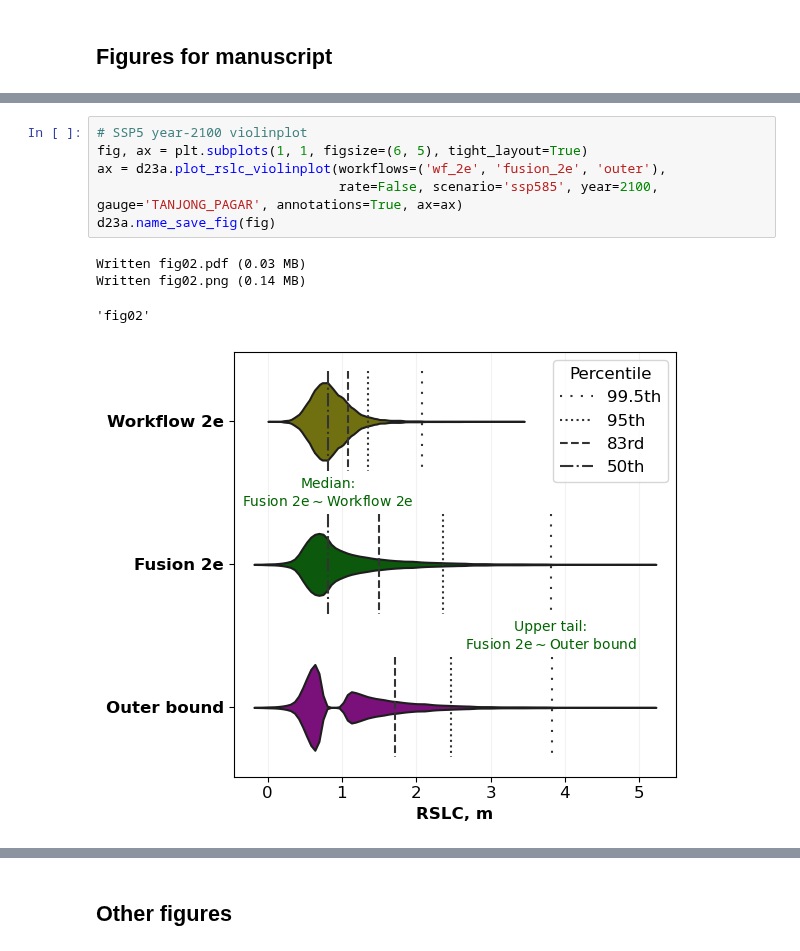
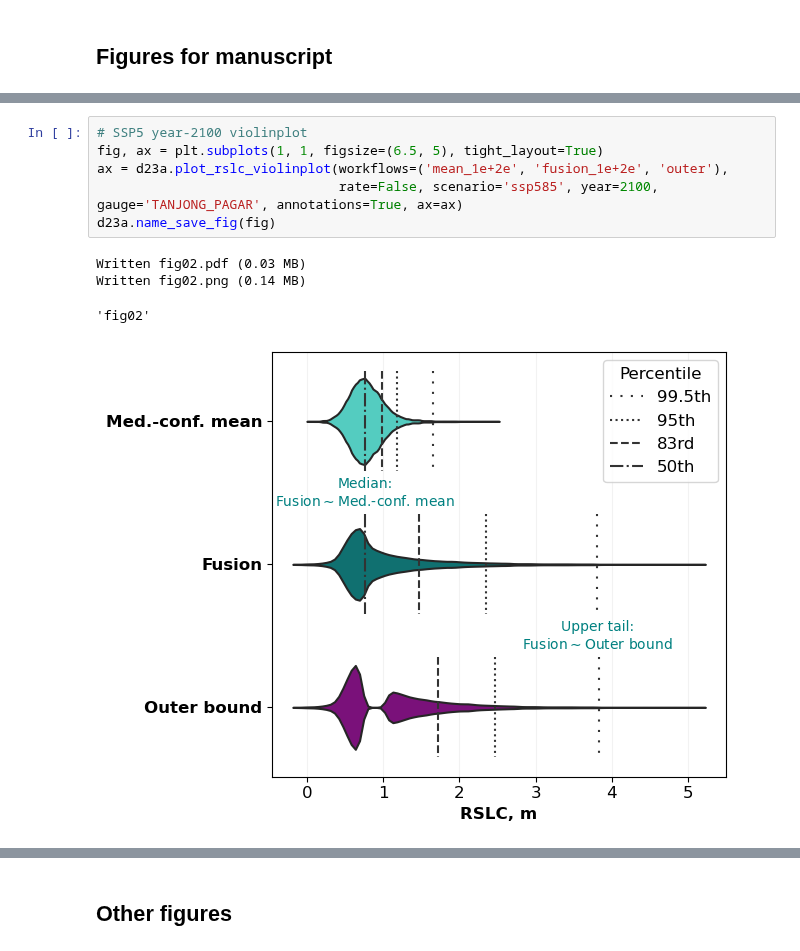
Before and after one commit to grandey/d23a-fusion, a Jupyter notebook: fusion_analysis_d23a.ipynb, the cells around one changed output, grey strips where cells are left out. Drawn from its saved outputs; the diff is of its cells as text.

```diff
--- a/fusion_analysis_d23a.ipynb
+++ b/fusion_analysis_d23a.ipynb
@@ -25,12 +25,12 @@ Written fig01.png (0.62 MB)
 # %%
 # SSP5 year-2100 violinplot
-fig, ax = plt.subplots(1, 1, figsize=(6, 5), tight_layout=True)
-ax = d23a.plot_rslc_violinplot(workflows=('wf_2e', 'fusion_2e', 'outer'),
+fig, ax = plt.subplots(1, 1, figsize=(6.5, 5), tight_layout=True)
+ax = d23a.plot_rslc_violinplot(workflows=('mean_1e+2e', 'fusion_1e+2e', 'outer'),
                                rate=False, scenario='ssp585', year=2100, gauge='TANJONG_PAGAR', annotations=True, ax=ax)
 d23a.name_save_fig(fig)
 # %% [output]
 Written fig02.pdf (0.03 MB)
 Written fig02.png (0.14 MB)
 'fig02'
-[figure, old version]
+[figure, new version]
 # %%
```
Also changed, not shown: parts of 5 cells of this notebook, 5 other files.
